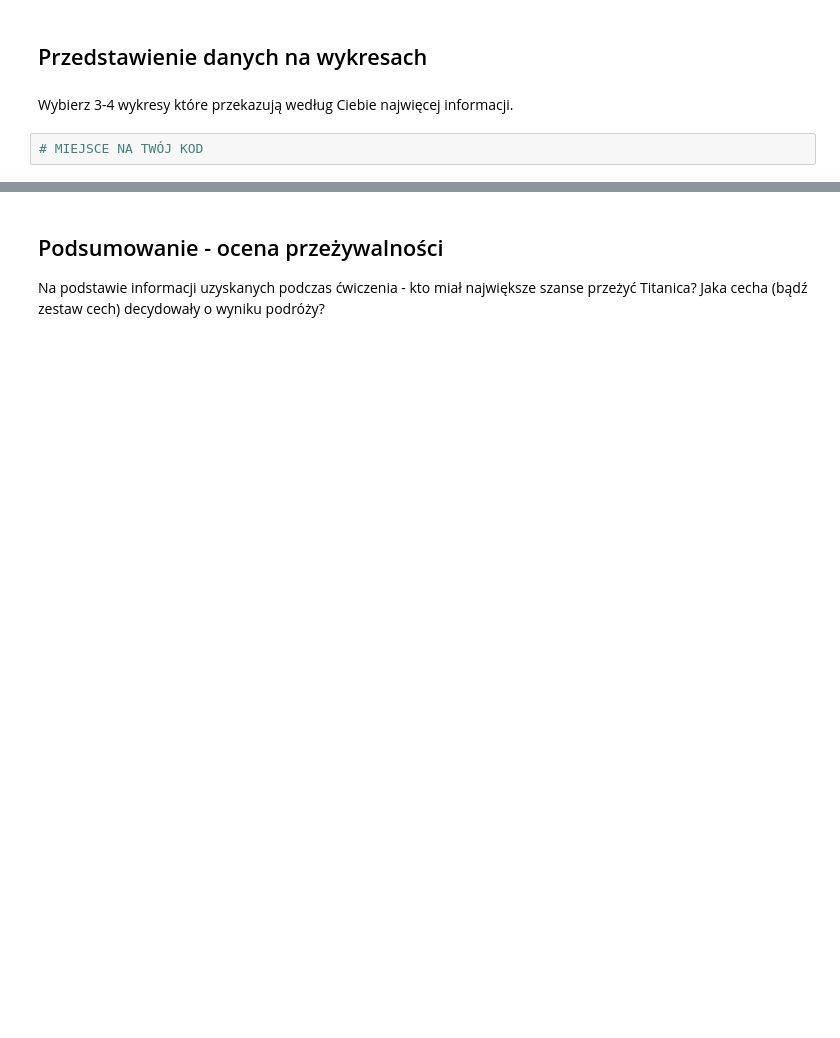
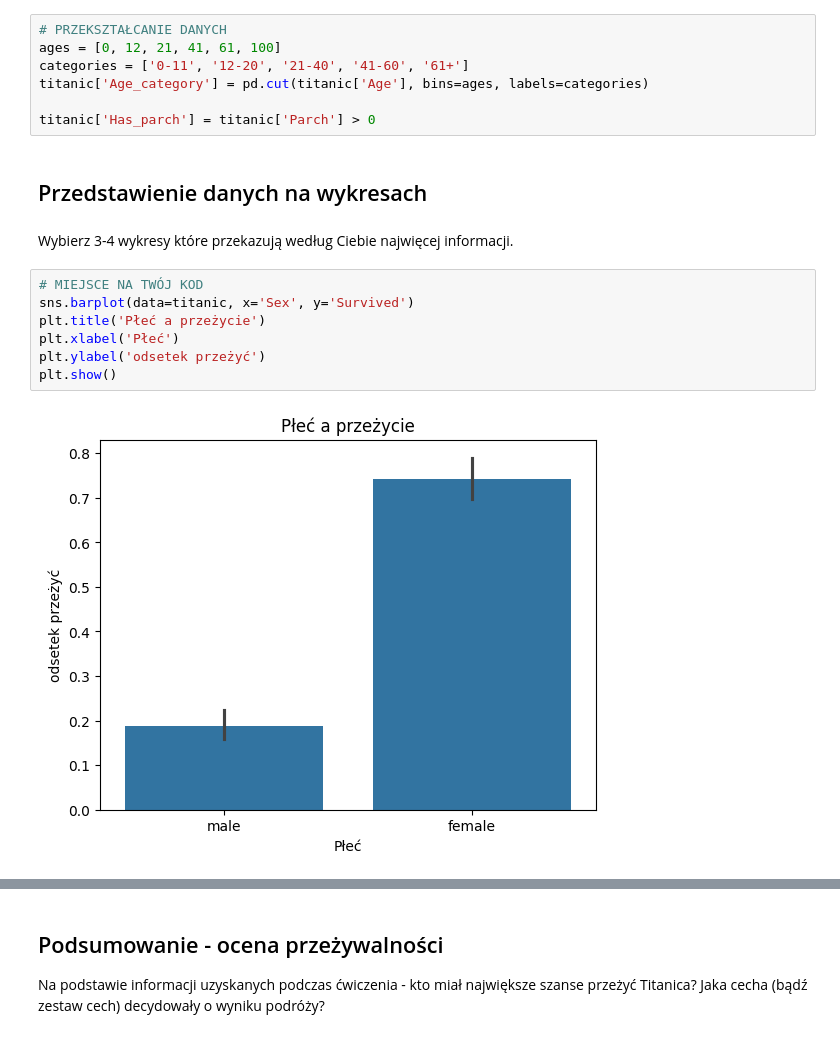
Before and after one commit to Zajecia-na-PWr-LR/lista-2-MateuszOlech, a Jupyter notebook: UczenieMaszynowe_25_26_Lista2.ipynb, the cells around one changed output, grey strips where cells are left out. Cells and saved outputs as stored; diff of their text form; blank space fills up the shorter version.

Commit message:
Wykresy i analiza danych dla Titanica

```diff
--- a/UczenieMaszynowe_25_26_Lista2.ipynb
+++ b/UczenieMaszynowe_25_26_Lista2.ipynb
@@ -179,9 +180,23 @@ titanic = titanic.drop(columns=['Cabin'])
 #assert titanic['Cabin'].isnull().values.any() == False, "Kolumna 'kabina' zawiera brakujące wartości"
 # %%
 assert titanic.isnull().values.any() == False, "Zbiór danych zawiera brakujące wartości"
+# %%
+# PRZEKSZTAŁCANIE DANYCH
+ages = [0, 12, 21, 41, 61, 100]
+categories = ['0-11', '12-20', '21-40', '41-60', '61+']
+titanic['Age_category'] = pd.cut(titanic['Age'], bins=ages, labels=categories)
+
+titanic['Has_parch'] = titanic['Parch'] > 0
 # %% [markdown]
 ## Przedstawienie danych na wykresach
 # %% [markdown]
 Wybierz 3-4 wykresy które przekazują według Ciebie najwięcej informacji.
-# %%
-# MIEJSCE NA TWÓJ KOD
+# %%
+# MIEJSCE NA TWÓJ KOD
+sns.barplot(data=titanic, x='Sex', y='Survived')
+plt.title('Płeć a przeżycie')
+plt.xlabel('Płeć')
+plt.ylabel('odsetek przeżyć')
+plt.show()
+# %% [output]
+[figure, added]
```
Also changed, not shown: parts of 6 cells of this notebook.
